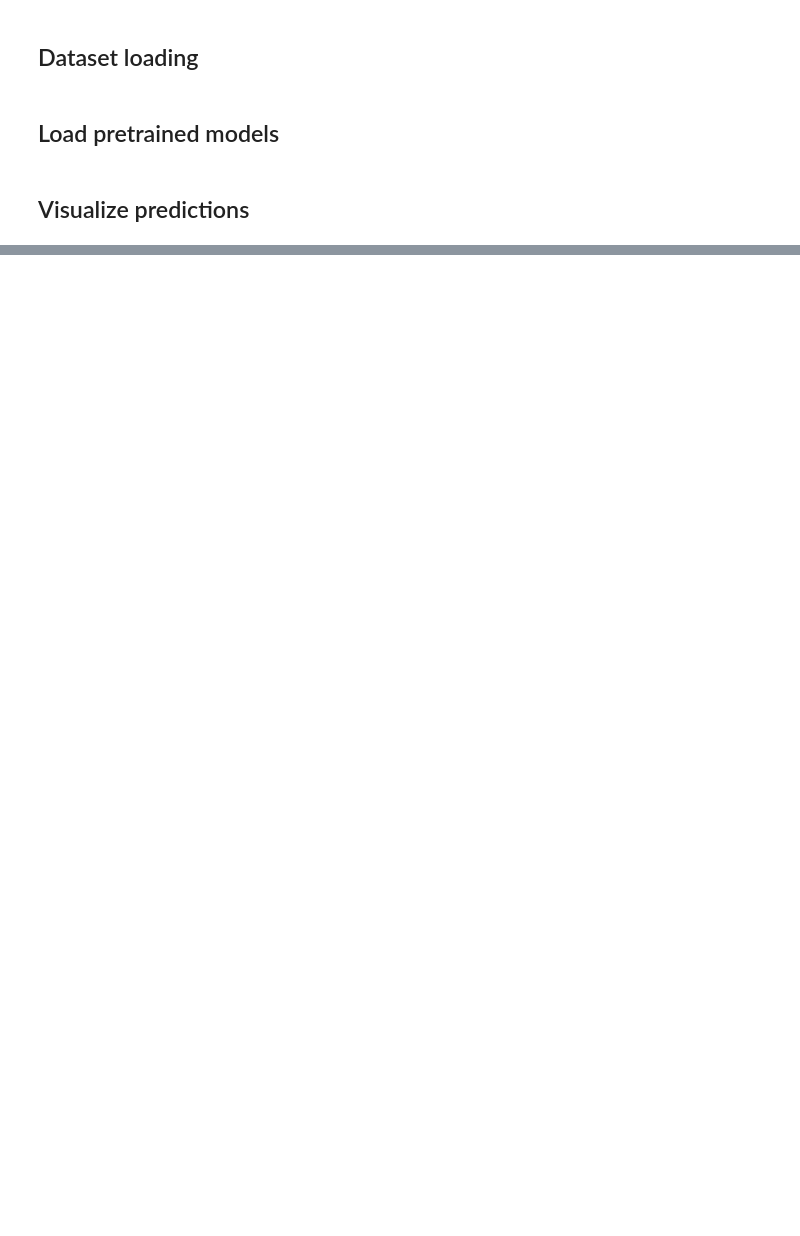
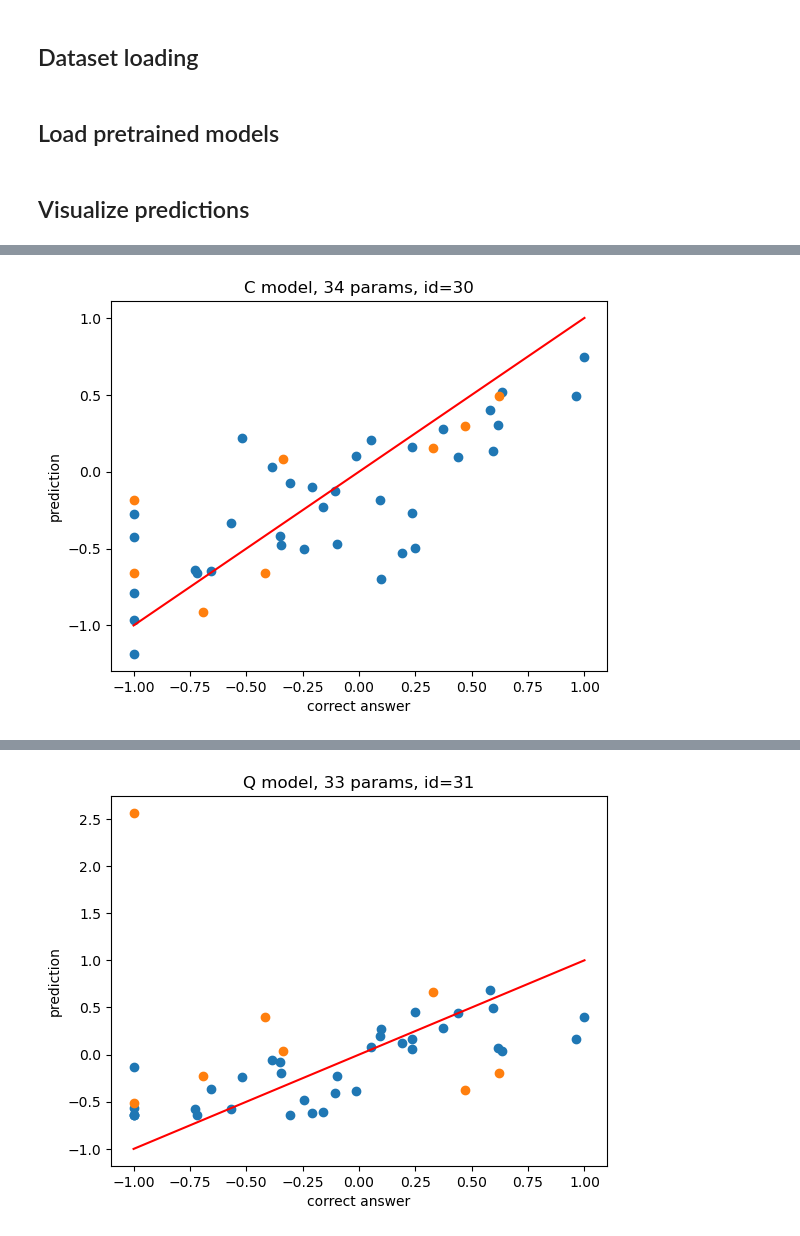
Before and after one commit to Hacker1337/quantum_graph_NN, a Jupyter notebook: notebooks/0.2_results_visualization.ipynb, the cells around one changed output, grey strips where cells are left out. Drawn from its saved outputs; the diff is of its cells as text; code cells hidden in the pictures; blank space fills up the shorter version.

```diff
--- a/notebooks/0.2_results_visualization.ipynb
+++ b/notebooks/0.2_results_visualization.ipynb
@@ -328,0 +388,38 @@ MSL loss: 0.297
+# %%
+from torch_geometric.nn import global_mean_pool, GCNConv
+
+# Define a simple Graph Neural Network (GNN) model
+class GNNModel(nn.Module):
+    def __init__(self, num_features, hidden_dim):
+        super(GNNModel, self).__init__()
+        self.conv1 = GCNConv(num_features, hidden_dim)
+        self.fc1 = nn.Linear(hidden_dim, hidden_dim)
+        self.fc2 = nn.Linear(hidden_dim, 1)
+
+    def forward(self, data):
+        x, edge_index, batch = data.x, data.edge_index, data.batch
+        x = F.relu(self.conv1(x, edge_index))
+        x = global_mean_pool(x, batch)
+        x = F.relu(self.fc1(x))
+        x = self.fc2(x)
+        return x
+
+# Initialize and train the GNN model
+model = GNNModel(filtered_dataset[0].num_features, hidden_dim=3)
+model.load_state_dict(torch.load("logs/c_34p_wandb_id=30/chpt_299.pth"))
+models.append(model)
+labels.append("C model, 34 params, id=30")
+# %%
+model = QuantumGNNv2('global', max_nodes)
+model.load_state_dict(torch.load("./logs/q_33p_wandb_id=31/chpt_299.pth"))
+
+label = "Q model, 33 params, id=31"
+models.append(model)
+labels.append(label)
+# %%
+for model, label in zip(models, labels):
+    visualize_predictions_v2(model, train_dataloader, test_dataloader, 0)
+    plt.plot([-1, 1], [-1, 1], "r")
+    plt.title(label)
+    plt.show()
+# %% [output]
@@ -328,0 +430 @@ MSL loss: 0.297
+[figure, added]
@@ -328,0 +435 @@ MSL loss: 0.297
+[figure, added]
```
Also changed, not shown: parts of 14 cells of this notebook, 4 other files.
